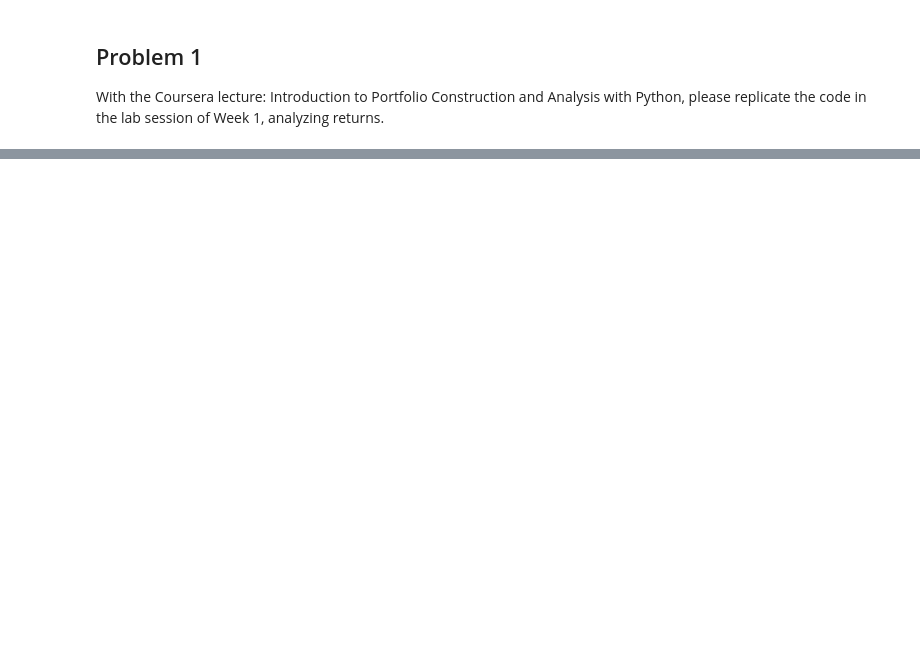
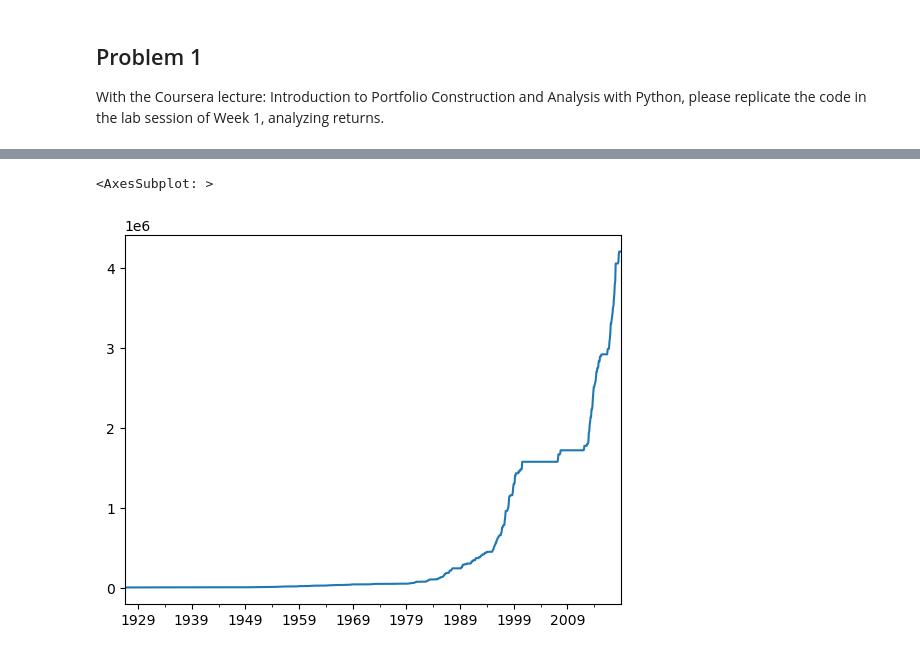
Before and after one commit to jaepil-choi/fbaquant23, a Jupyter notebook: s1.2ap/hw/s1.2ap_hw03.ipynb, the cells around one changed output, grey strips where cells are left out. Cells and saved outputs as stored; diff of their text form; code cells hidden in the pictures; blank space fills up the shorter version.

```diff
--- a/s1.2ap/hw/s1.2ap_hw03.ipynb
+++ b/s1.2ap/hw/s1.2ap_hw03.ipynb
@@ -29,0 +252,7 @@ With the Coursera lecture: Introduction to Portfolio Construction and Analysis w
+# %%
+previous_peak = wealth_index.cummax()
+# %%
+previous_peak.plot()
+# %% [output]
+<AxesSubplot: >
+[figure, added]
```
Also changed, not shown: parts of 52 cells of this notebook.
